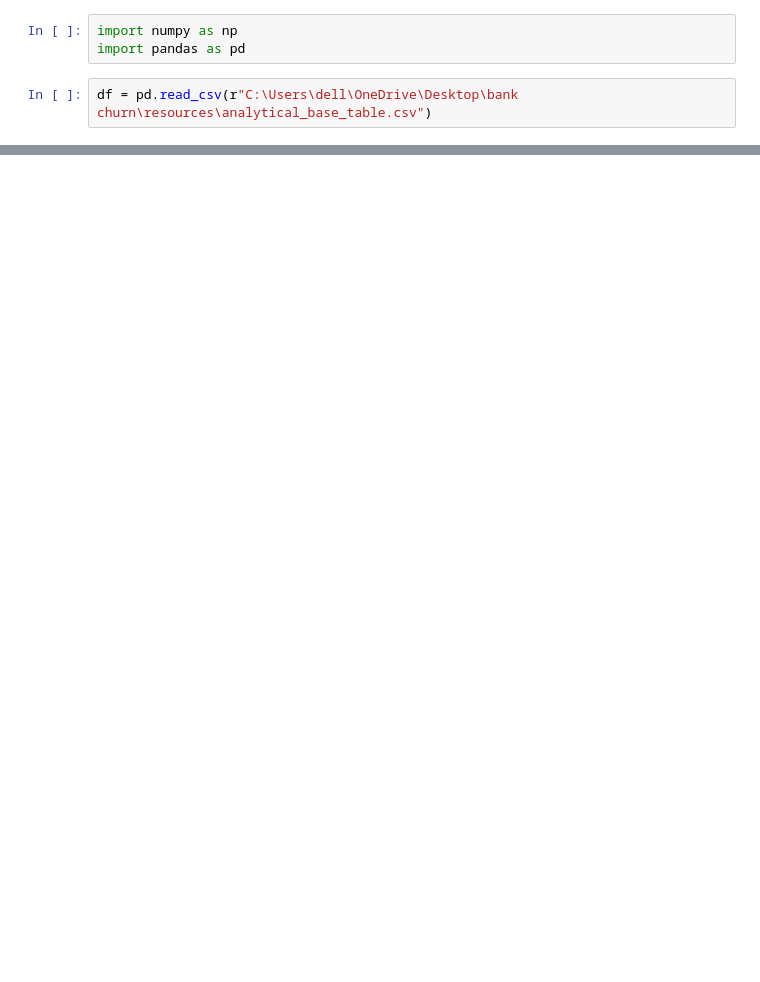
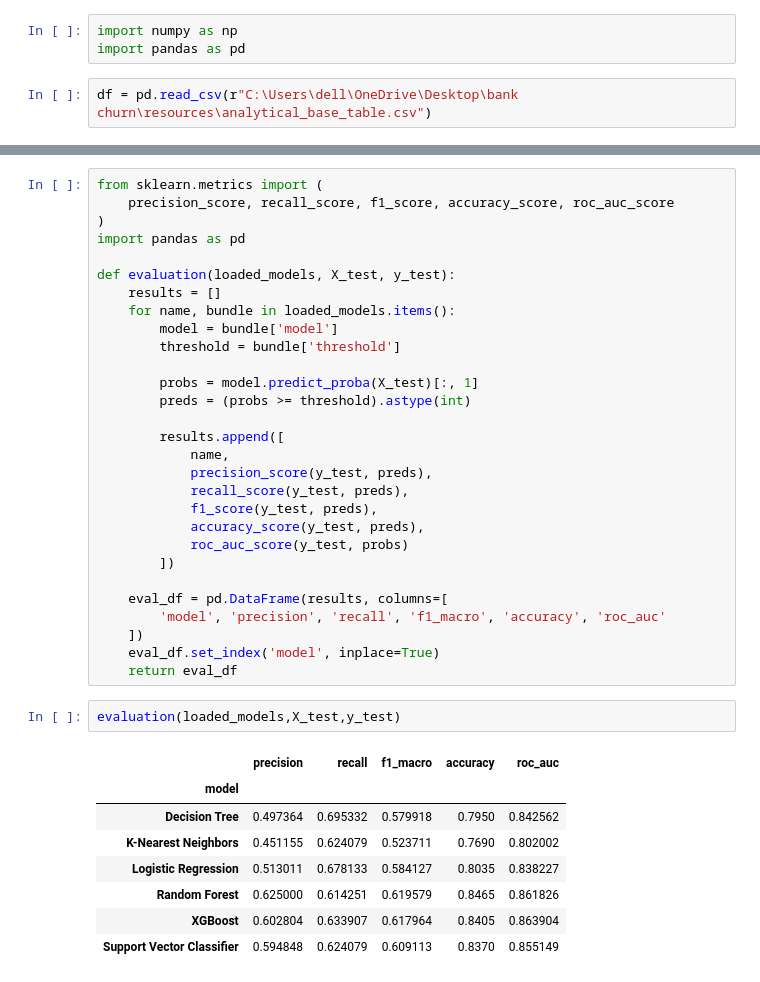
Before and after one commit to harnaiksahni1024/Bank_Churn_New, a Jupyter notebook: summary.ipynb, the cells around one changed output, grey strips where cells are left out. Cells and saved outputs as stored; diff of their text form; blank space fills up the shorter version.

```diff
--- a/summary.ipynb
+++ b/summary.ipynb
@@ -113,0 +32,40 @@ target_names = ['Stays', 'Exits']
+# %%
+from sklearn.metrics import (
+    precision_score, recall_score, f1_score, accuracy_score, roc_auc_score
+)
+import pandas as pd
+
+def evaluation(loaded_models, X_test, y_test):
+    results = []
+    for name, bundle in loaded_models.items():
+        model = bundle['model']
+        threshold = bundle['threshold']
+
+        probs = model.predict_proba(X_test)[:, 1]
+        preds = (probs >= threshold).astype(int)
+
+        results.append([
+            name,
+            precision_score(y_test, preds),
+            recall_score(y_test, preds),
+            f1_score(y_test, preds),
+            accuracy_score(y_test, preds),
+            roc_auc_score(y_test, probs)
+        ])
+
+    eval_df = pd.DataFrame(results, columns=[
+        'model', 'precision', 'recall', 'f1_macro', 'accuracy', 'roc_auc'
+    ])
+    eval_df.set_index('model', inplace=True)
+    return eval_df
+# %%
+evaluation(loaded_models,X_test,y_test)
+# %% [output]
+|  | precision | recall | f1_macro | accuracy | roc_auc |
+| model |  |  |  |  |  |
+| Decision Tree | 0.497364 | 0.695332 | 0.579918 | 0.7950 | 0.842562 |
+| K-Nearest Neighbors | 0.451155 | 0.624079 | 0.523711 | 0.7690 | 0.802002 |
+| Logistic Regression | 0.513011 | 0.678133 | 0.584127 | 0.8035 | 0.838227 |
+| Random Forest | 0.625000 | 0.614251 | 0.619579 | 0.8465 | 0.861826 |
+| XGBoost | 0.602804 | 0.633907 | 0.617964 | 0.8405 | 0.863904 |
+| Support Vector Classifier | 0.594848 | 0.624079 | 0.609113 | 0.8370 | 0.855149 |
```
Also changed, not shown: parts of 14 cells of this notebook, 1 other file.
